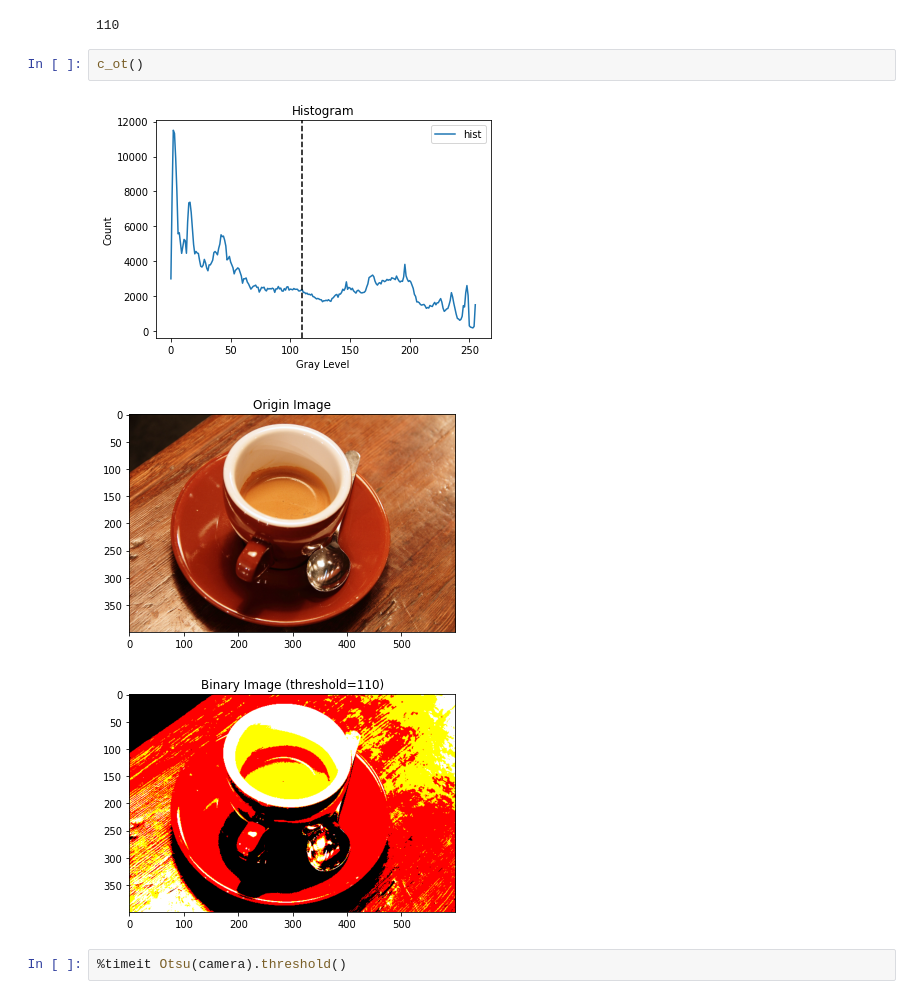
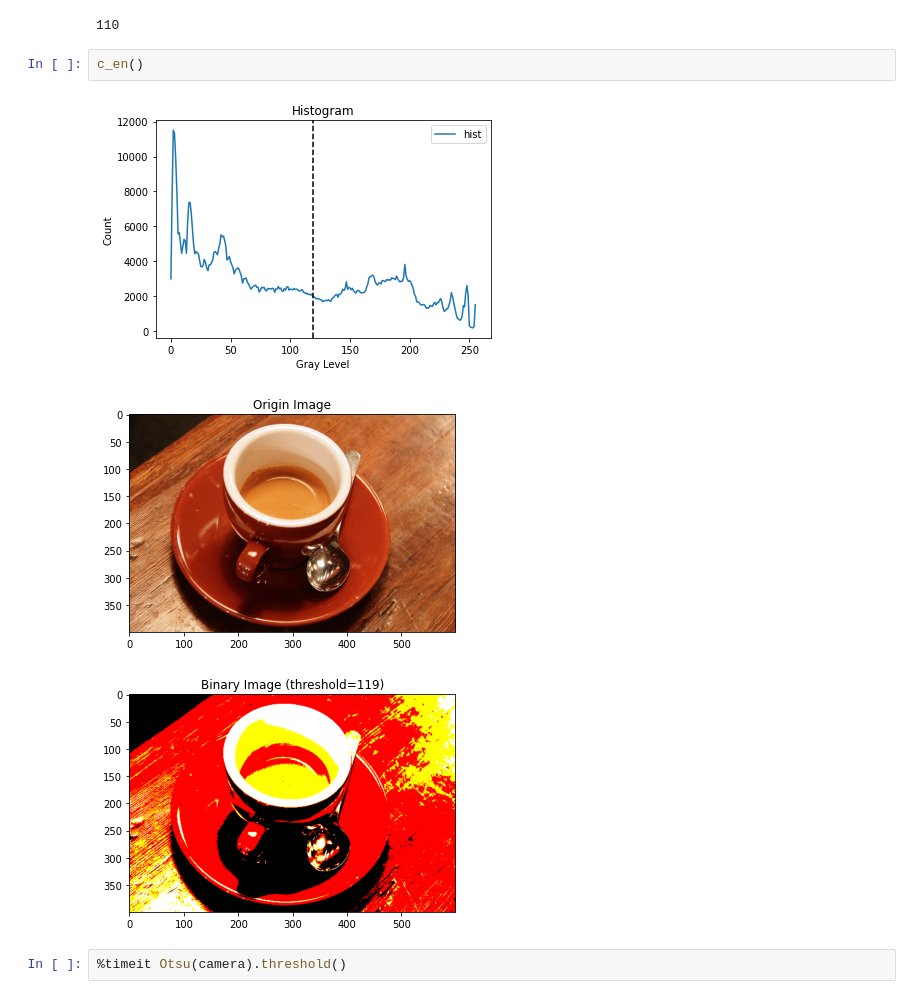
Before and after one commit to Tsinglung-Tseng/BMImageProcessing, a Jupyter notebook: Binary.ipynb, the cells around one changed output. Cells and saved outputs as stored; diff of their text form.

```diff
--- a/Binary.ipynb
+++ b/Binary.ipynb
@@ -21,12 +24,12 @@ c_en.threshold()
 c_ot.threshold()
 # %% [output]
 110
-# %%
-c_ot()
-# %% [output]
-[figure, removed]
-[figure, removed]
-[figure, removed]
+# %%
+c_en()
+# %% [output]
+[figure, added]
+[figure, added]
+[figure, added]
 # %%
 %timeit Otsu(camera).threshold()
 # %% [output]
```
Also changed, not shown: parts of 3 cells of this notebook, 10 other files.
